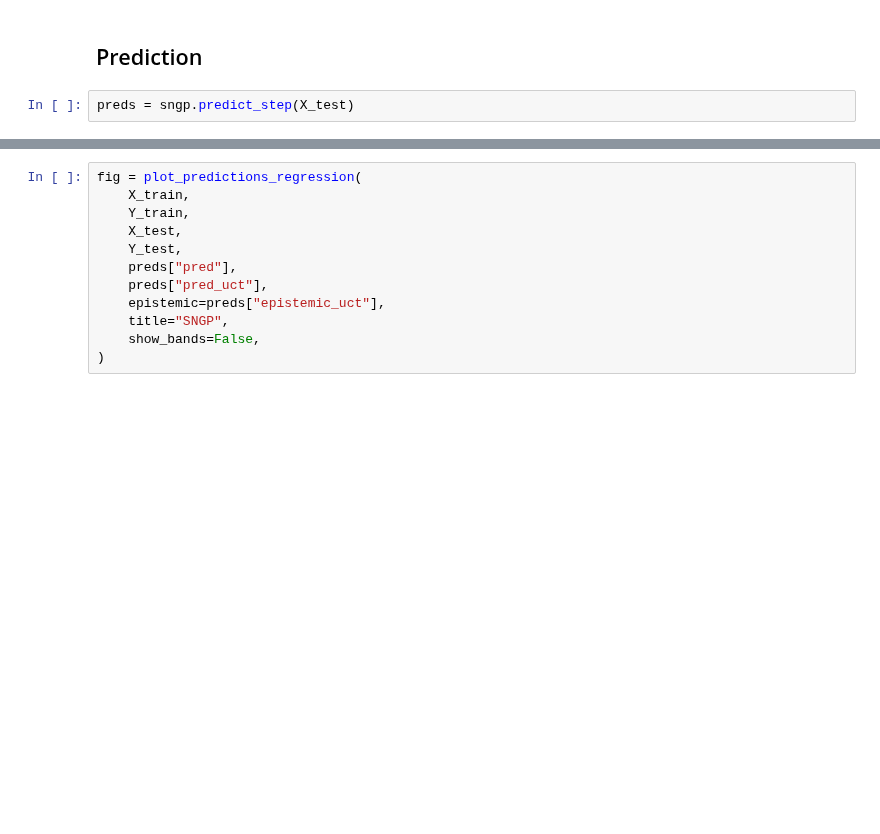
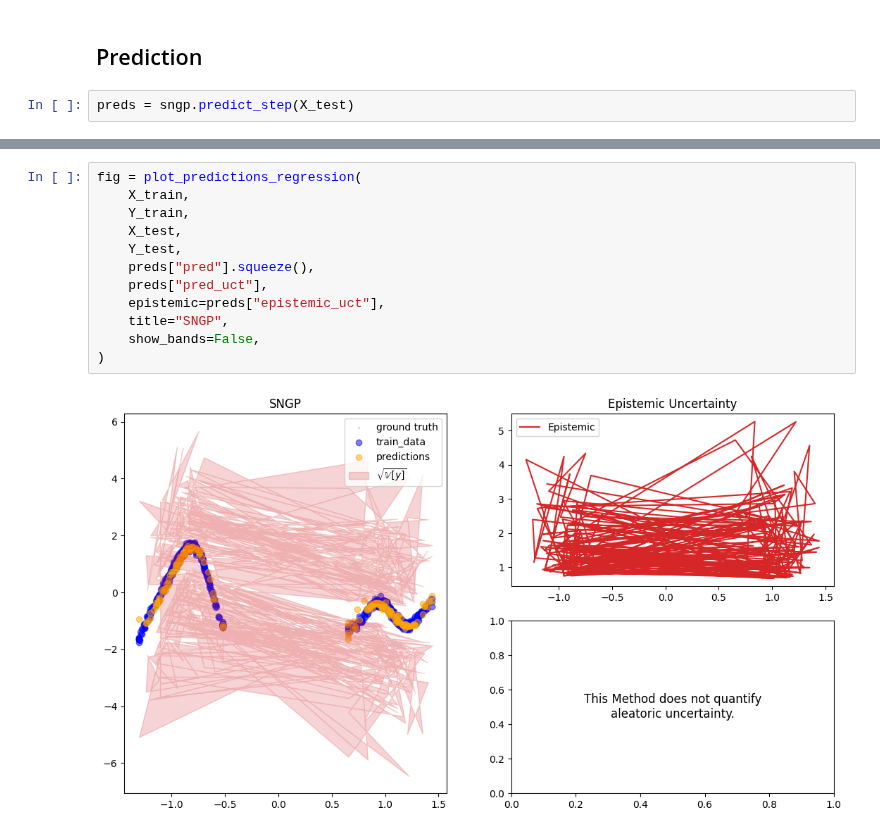
Before and after one commit to lightning-uq-box/lightning-uq-box, a Jupyter notebook: docs/tutorials/regression/sngp.ipynb, the cells around one changed output, grey strips where cells are left out. Drawn from its saved outputs; the diff is of its cells as text; blank space fills up the shorter version.

```diff
--- a/docs/tutorials/regression/sngp.ipynb
+++ b/docs/tutorials/regression/sngp.ipynb
@@ -79,12 +138,14 @@ preds = sngp.predict_step(X_test)
 # %%
 fig = plot_predictions_regression(
     X_train,
     Y_train,
     X_test,
     Y_test,
-    preds["pred"],
+    preds["pred"].squeeze(),
     preds["pred_uct"],
     epistemic=preds["epistemic_uct"],
     title="SNGP",
     show_bands=False,
 )
+# %% [output]
+[figure, added]
```
Also changed, not shown: parts of 7 cells of this notebook, 15 other files.
